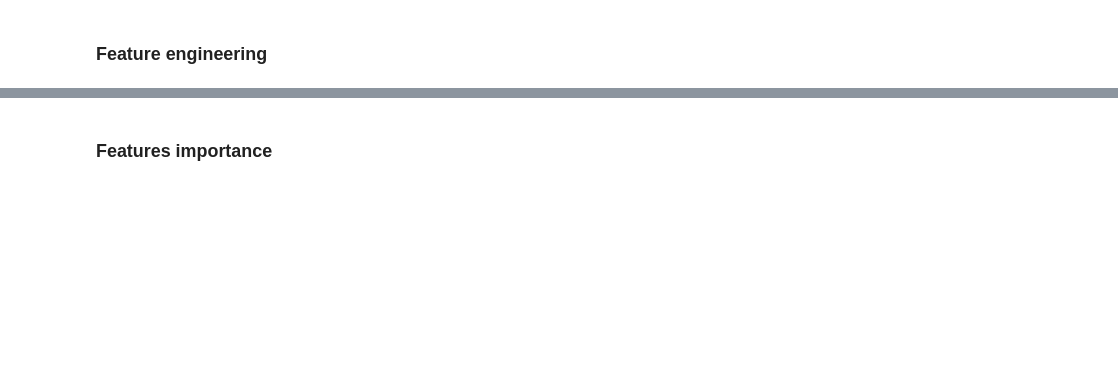
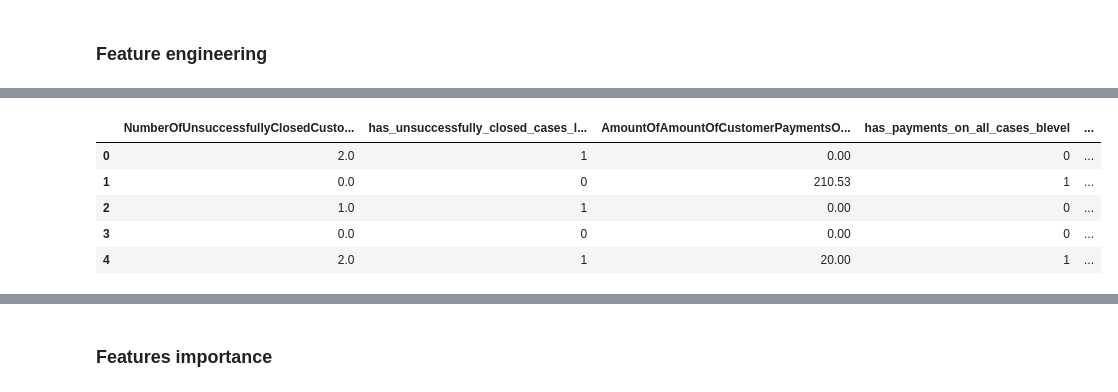
Before and after one commit to gabrieldeolaguibel/ML-Projects, a Jupyter notebook: assignments/practical_session3/session_9-Trees.ipynb, the cells around one changed output, grey strips where cells are left out. Cells and saved outputs as stored; diff of their text form; code cells hidden in the pictures; blank space fills up the shorter version.

```diff
--- a/assignments/practical_session3/session_9-Trees.ipynb
+++ b/assignments/practical_session3/session_9-Trees.ipynb
@@ -350,0 +399,25 @@ df[informative_missingness_vars + [var + '_missing' for var in informative_missi
+# %%
+import numpy as np
+
+# Log Transformation for right-skewed variables
+log_transform_vars = ['OriginalCapitalOfCaseInvoices', 'AmountOfCase'] # remember these were seen as right skewed
+
+# Applying log transformation with a small constant to avoid log(0)
+for var in log_transform_vars:
+    df[var + '_log'] = np.log(df[var] + 1)
+
+# Outlier Treatment: Using IQR for key variables
+def cap_outliers(series):
+    Q1 = series.quantile(0.25)
+    Q3 = series.quantile(0.75)
+    IQR = Q3 - Q1
+    lower_bound = Q1 - 1.5 * IQR
+    upper_bound = Q3 + 1.5 * IQR
+    return series.clip(lower=lower_bound, upper=upper_bound)
+
+# Applying outlier capping to the same variables post-log transformation
+for var in log_transform_vars:
+    df[var + '_log_capped'] = cap_outliers(df[var + '_log'])
+
+# Checking the transformation and capping results
+df[[var + '_log_capped' for var in log_transform_vars]].describe()
@@ -350,0 +434,23 @@ df[informative_missingness_vars + [var + '_missing' for var in informative_missi
+# %%
+# Binning/Bucketing for sparse data variables
+
+# Creating binary indicators for variables with high concentration of values near zero
+# Condition: having any value greater than 0
+
+df['has_unsuccessfully_closed_cases_last_36m'] = (df['NumberOfUnsuccessfullyClosedCustomerCasesLast36Months'] > 0).astype(int)
+df['has_payments_on_all_cases_blevel'] = (df['AmountOfAmountOfCustomerPaymentsOnAllCasesBlevelase'] > 0).astype(int)
+df['has_customer_payments_last_12m'] = (df['NumberOfCustomerPaymentsInLast12Months'] > 0).astype(int)
+df['has_successfully_closed_cases_last_24m'] = (df['NumberOfSuccessfullyClosedCasesInLast24Months'] > 0).astype(int)
+
+# Display the first few rows to confirm the creation of binary indicators
+df[['NumberOfUnsuccessfullyClosedCustomerCasesLast36Months', 'has_unsuccessfully_closed_cases_last_36m',
+    'AmountOfAmountOfCustomerPaymentsOnAllCasesBlevelase', 'has_payments_on_all_cases_blevel',
+    'NumberOfCustomerPaymentsInLast12Months', 'has_customer_payments_last_12m',
+    'NumberOfSuccessfullyClosedCasesInLast24Months', 'has_successfully_closed_cases_last_24m']].head()
+# %% [output]
+|  | NumberOfUnsuccessfullyClosedCusto... | has_unsuccessfully_closed_cases_l... | AmountOfAmountOfCustomerPaymentsO... | has_payments_on_all_cases_blevel | ... |
+| 0 | 2.0 | 1 | 0.00 | 0 | ... |
+| 1 | 0.0 | 0 | 210.53 | 1 | ... |
+| 2 | 1.0 | 1 | 0.00 | 0 | ... |
+| 3 | 0.0 | 0 | 0.00 | 0 | ... |
+| 4 | 2.0 | 1 | 20.00 | 1 | ... |
```
Also changed, not shown: parts of 12 cells of this notebook.
